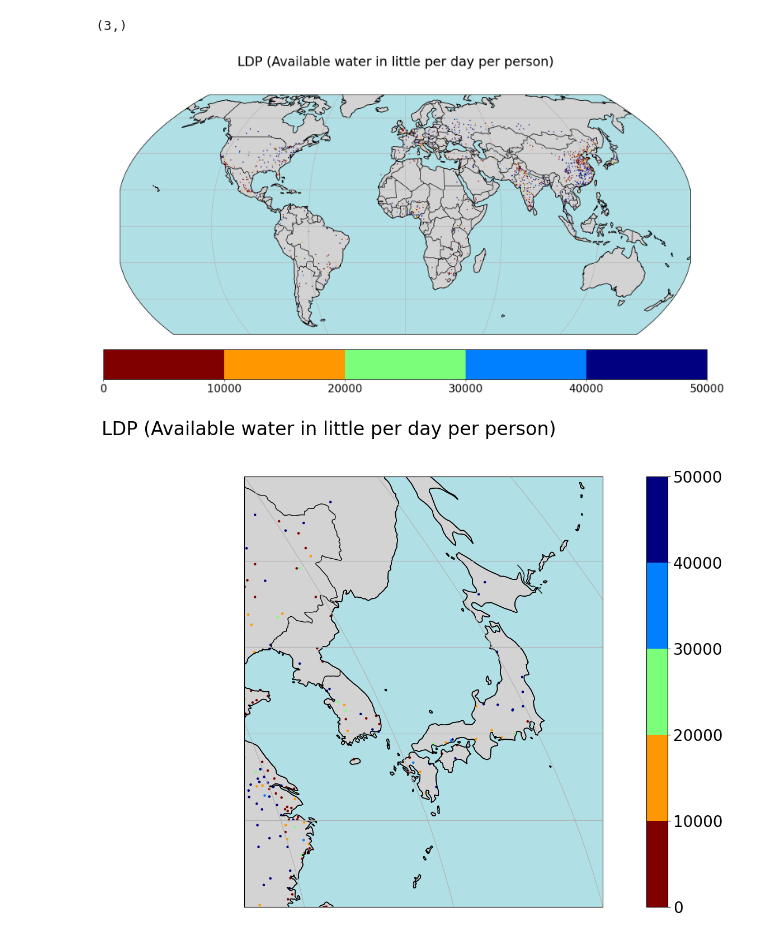
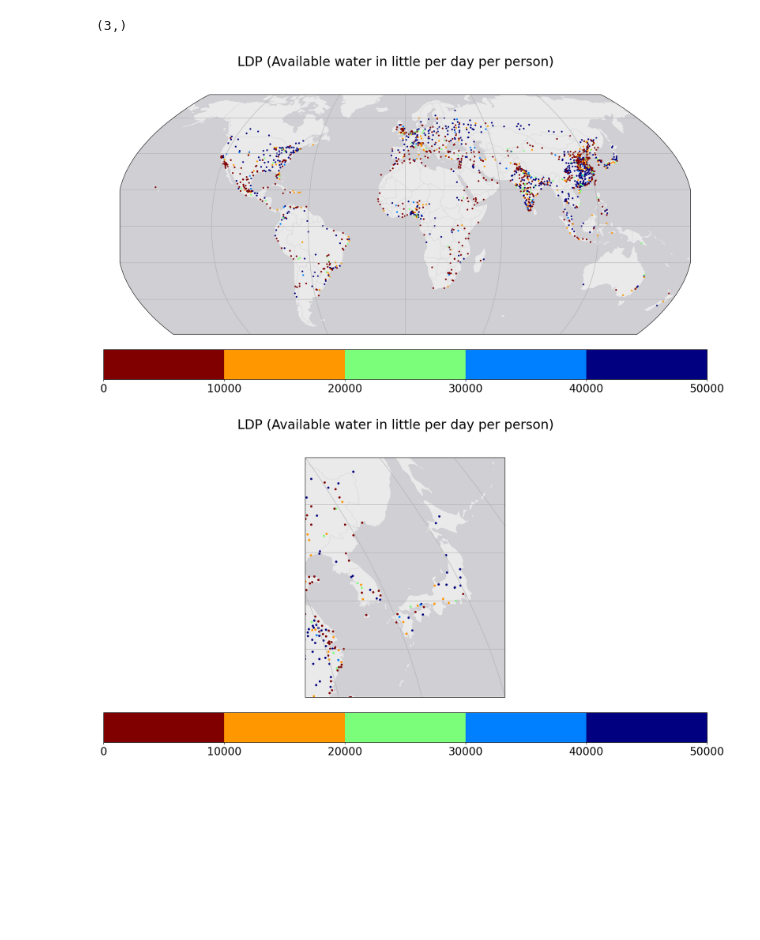
Before and after one commit to HalKiyo/h08_urban, a Jupyter notebook: wsi/pst/ldp_vld_cls_.ipynb, the cells around one changed output. Drawn from its saved outputs; the diff is of its cells as text; code cells hidden in the pictures; blank space fills up the shorter version.

```diff
--- a/wsi/pst/ldp_vld_cls_.ipynb
+++ b/wsi/pst/ldp_vld_cls_.ipynb
@@ -68,9 +68,9 @@ for i in range(city_len):
 1859 is invalid prf
 1860 is invalid prf
 # %%
-lpd_array = np.array(LPD)
-savepath = f'{h08dir}/wsi/dat/lpd/lpd.npy'
-np.save(savepath, lpd_array)
+#lpd_array = np.array(LPD)
+#savepath = f'{h08dir}/wsi/dat/lpd/lpd.npy'
+#np.save(savepath, lpd_array)
 # %%
 tmp = np.load(savepath)
 print(lpd_array[2].shape)
@@ -92,49 +92,49 @@ img = ax.scatter(
               lpd_array[:, 0],
               lpd_array[:, 1],
               c=lpd_array[:, 2],
-              s=1,
+              s=5,
               cmap= cmap,
               norm = norm,
               transform=ccrs.PlateCarree(),
              )
 ax.gridlines()
-ax.add_feature(cfeature.LAND, edgecolor='black', facecolor='lightgray')
-ax.add_feature(cfeature.OCEAN, edgecolor='black', facecolor='powderblue')
-ax.add_feature(cfeature.COASTLINE)
-ax.add_feature(cfeature.BORDERS, linestyle='-')
-cbar = fig.colorbar(img, ax=ax, orientation='horizontal', pad)
+ax.add_feature(cfeature.LAND, edgecolor='none', facecolor='#eaeaea')
+ax.add_feature(cfeature.OCEAN, edgecolor='none', facecolor='#d0cfd4')
+ax.add_feature(cfeature.COASTLINE, linewidth=0.1,edgecolor='#d0cfd4')
+ax.add_feature(cfeature.BORDERS, linestyle='-', linewidth=0.5, edgecolor='#d0cfd4')
+cbar = fig.colorbar(img, ax=ax, orientation='horizontal', pad=0.05)
 fig.suptitle('LDP (Available water in little per day per person)')
 plt.show()
 # %% [output]
-[figure, old version]
+[figure, new version]
 # %%
 import matplotlib.colors as mcolors
 
 cmap = plt.get_cmap('jet_r', 5)  # 10個の離散値
 bounds = np.linspace(0, 5e4, 6)  # 0から100までの範囲を10分割
 norm = mcolors.BoundaryNorm(bounds, cmap.N)
 
 plt.rcParams["font.size"] = 20
 projection = ccrs.Robinson(central_longitude=0)
 crs = ccrs.PlateCarree()
 fig, ax = plt.subplots(figsize=(20,10), subplot_kw={'projection': projection})
 ax.set_extent([130, 140, 25, 50], crs=crs)
 img = ax.scatter(
               lpd_array[:, 0],
               lpd_array[:, 1],
               c=lpd_array[:, 2],
-              s=5,
+              s=10,
               cmap= cmap,
               norm = norm,
               transform=ccrs.PlateCarree(),
              )
 ax.gridlines()
-ax.add_feature(cfeature.LAND, edgecolor='black', facecolor='lightgray')
-ax.add_feature(cfeature.OCEAN, edgecolor='black', facecolor='powderblue')
-ax.add_feature(cfeature.COASTLINE)
-ax.add_feature(cfeature.BORDERS, linestyle='-')
-cbar = fig.colorbar(img, ax=ax, orientation='vertical', pad=0.05)
+ax.add_feature(cfeature.LAND, edgecolor='none', facecolor='#eaeaea')
+ax.add_feature(cfeature.OCEAN, edgecolor='none', facecolor='#d0cfd4')
+ax.add_feature(cfeature.COASTLINE, linewidth=0.1,edgecolor='#d0cfd4')
+ax.add_feature(cfeature.BORDERS, linestyle='-', linewidth=0.5, edgecolor='#d0cfd4')
+cbar = fig.colorbar(img, ax=ax, orientation='horizontal', pad=0.05)
 fig.suptitle('LDP (Available water in little per day per person)')
 plt.show()
 # %% [output]
-[figure, old version]
+[figure, new version]
```
Also changed, not shown: parts of 1 cell of this notebook, 1 other file.
